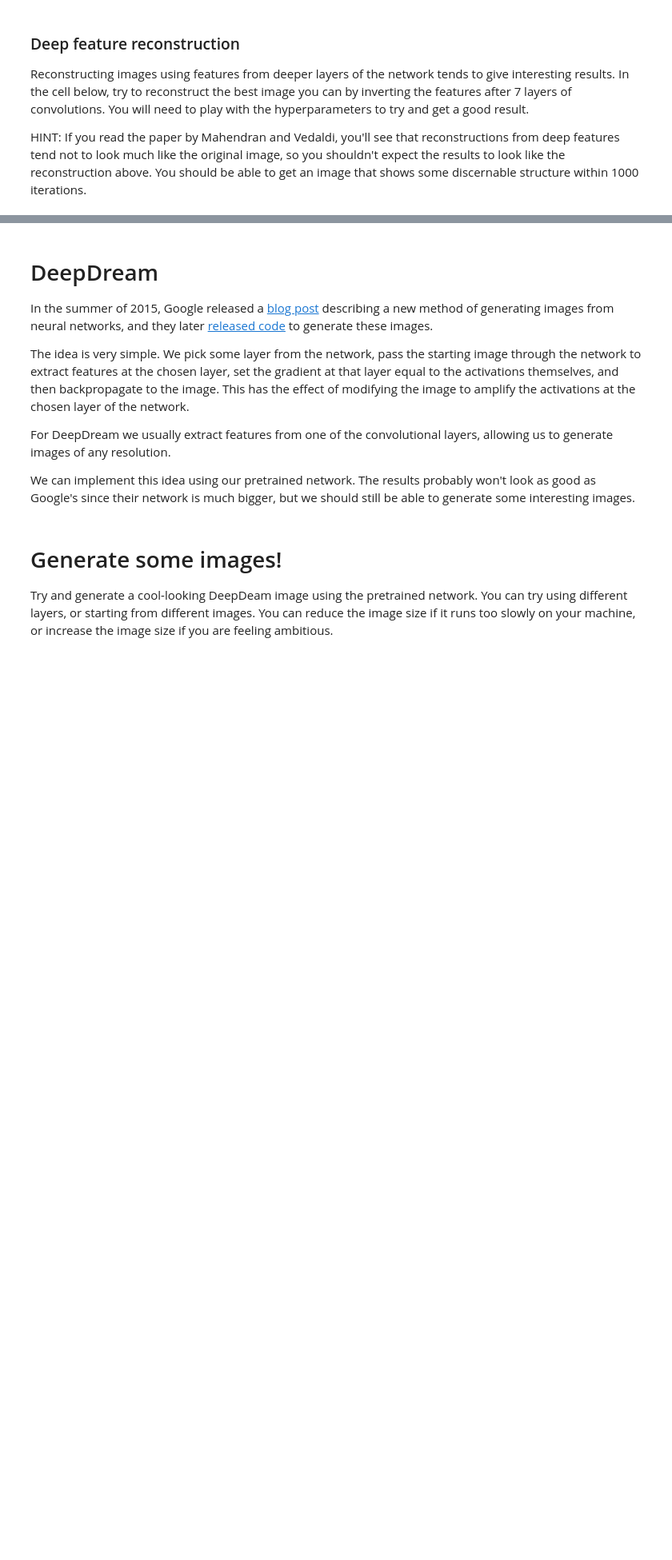
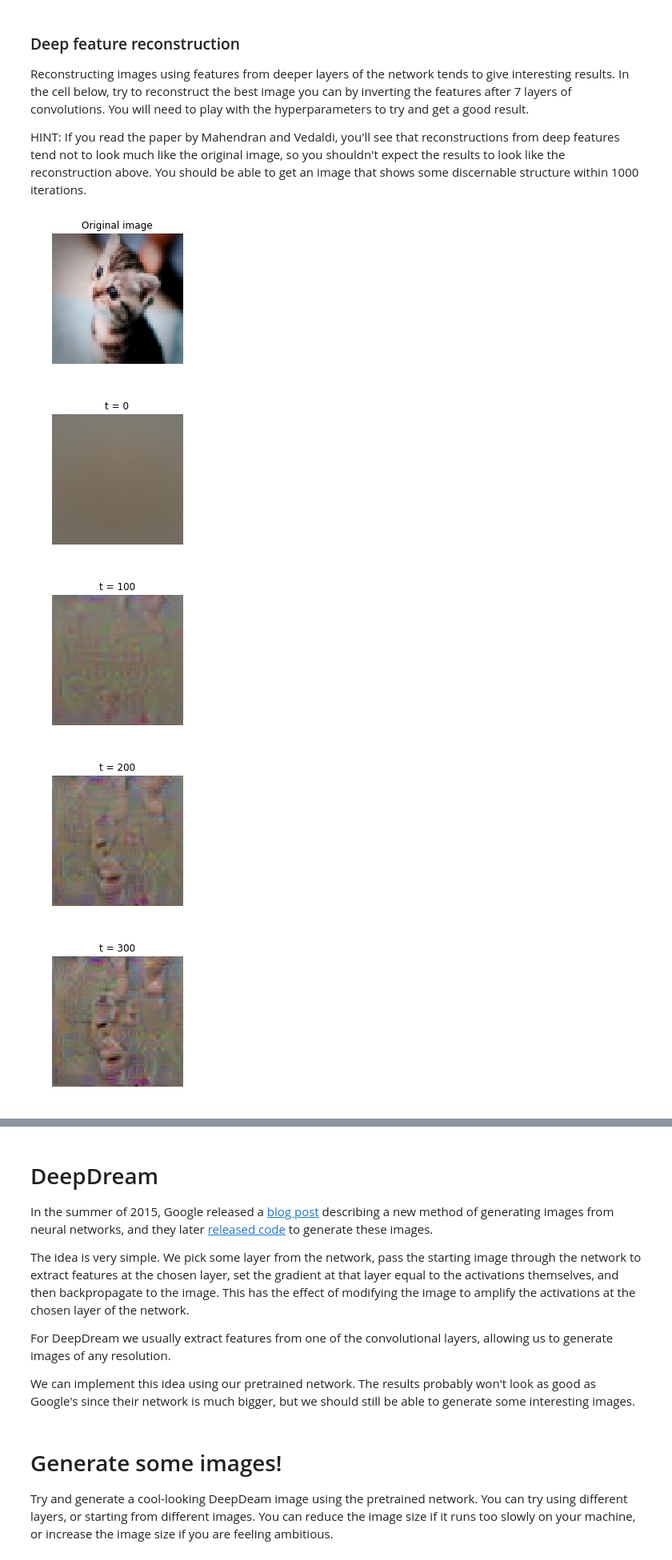
Before and after one commit to Weioninit/cs231n, a Jupyter notebook: assignment3/ImageGeneration.ipynb, the cells around one changed output, grey strips where cells are left out. Shown at 80% size. Saved outputs shown, nothing was run; the diff lists cells and outputs as text; code cells hidden in the pictures; blank space fills up the shorter version.

```diff
--- a/assignment3/ImageGeneration.ipynb
+++ b/assignment3/ImageGeneration.ipynb
@@ -97,7 +97,14 @@ def create_class_visualization(target_y, model, **kwargs):
     # add L2 regularization to dX and update the image X using the image       #
     # gradient and the learning rate.                                          #
     ############################################################################
-    pass
+    # pass
+    scores, cache = model.forward(X, mode='test')
+    # loss = scores[0, target_y] - l2_reg*np.sum(X**2)
+    dscores = np.zeros_like(scores)
+    dscores[0, target_y] = 1.0
+    dX, _ = model.backward(dscores, cache)
+
+    X += learning_rate * dX
     ############################################################################
     #                             END OF YOUR CODE                             #
     ############################################################################
@@ -187,7 +200,18 @@ def invert_features(target_feats, layer, model, **kwargs):
     # large pixel values in the generated image using the l2_reg parameter;    #
     # then update the generated image using the learning_rate from above.      #
     ############################################################################
-    pass
+    # pass
+    activ, cache = model.forward(X, end = layer, mode = 'test')
+    loss = np.sum((activ - target_feats)**2)+l2_reg*np.sum(X**2)
+
+    dactiv = 2*(activ-target_feats)
+    dX, grads = model.backward(dactiv, cache)
+    dX += 2*l2_reg*X
+
+    if loss>1e5:
+        print 'loss exploded'
+        break
+    X -= learning_rate*dX
     ############################################################################
     #                             END OF YOUR CODE                             #
     ############################################################################
@@ -243,28 +274,34 @@ HINT: If you read the paper by Mahendran and Vedaldi, you'll see that reconstruc
 # %%
 filename = 'kitten.jpg'
 layer = 6 # layers start from 0 so these are features after 7 convolutions
 img = imresize(imread(filename), (64, 64))
 
 plt.imshow(img)
 plt.gcf().set_size_inches(3, 3)
 plt.title('Original image')
 plt.axis('off')
 plt.show()
 
 # Preprocess the image before passing it to the network:
 # subtract the mean, add a dimension, etc
 img_pre = preprocess_image(img, data['mean_image'])
 
 # Extract features from the image
 feats, _ = model.forward(img_pre, end=layer)
 
 # Invert the features
 # You will need to play with these parameters.
 kwargs = {
   'num_iterations': 1000,
-  'learning_rate': 0,
-  'l2_reg': 0,
+  'learning_rate': 5000,
+  'l2_reg': 1e-8,
   'show_every': 100,
   'blur_every': 0,
 }
 X = invert_features(feats, layer, model, **kwargs)
+# %% [output]
+[figure, added]
+[figure, added]
+[figure, added]
+[figure, added]
+[figure, added]
```
Also changed, not shown: parts of 5 cells of this notebook.
